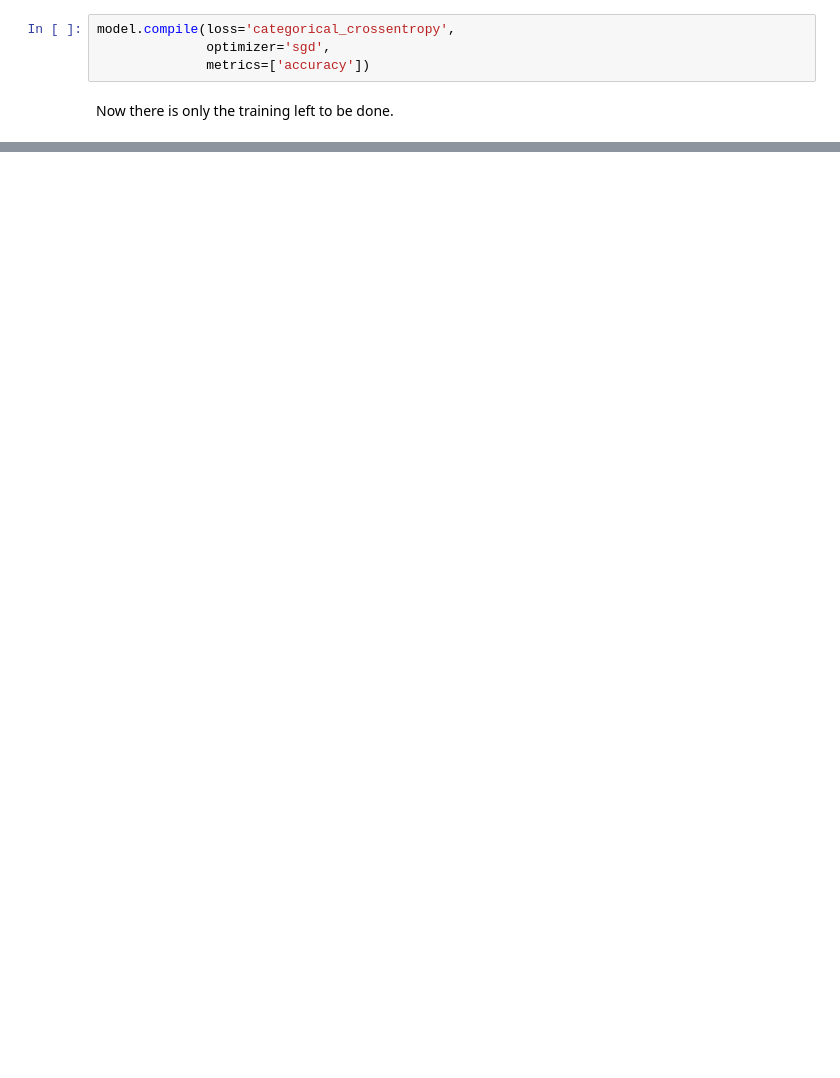
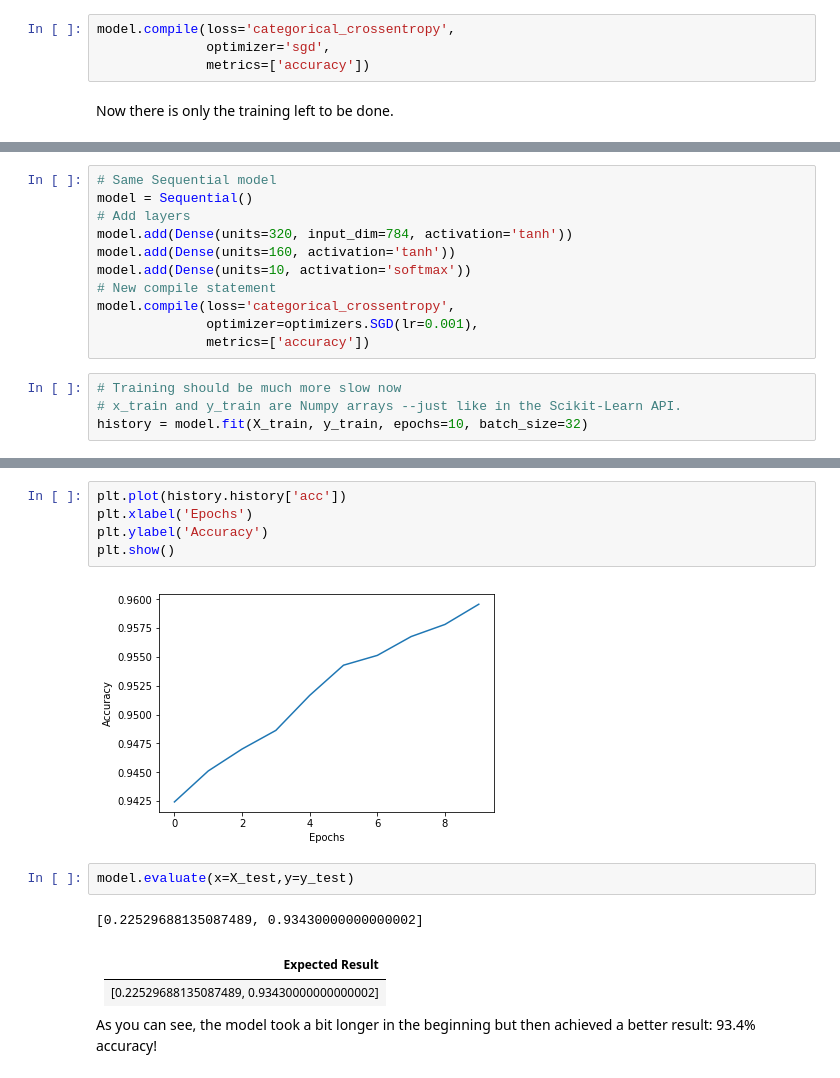
Before and after one commit to JannesKlaas/MLiFC, a Jupyter notebook: Week 2/Ch. 7 - Intro to Keras.ipynb, the cells around one changed output, grey strips where cells are left out. Drawn from its saved outputs; the diff is of its cells as text; blank space fills up the shorter version.

```diff
--- a/Week 2/Ch. 7 - Intro to Keras.ipynb
+++ b/Week 2/Ch. 7 - Intro to Keras.ipynb
@@ -101,0 +147,15 @@ model.evaluate(x=X_test,y=y_test)
+# %%
+# Same Sequential model
+model = Sequential()
+# Add layers
+model.add(Dense(units=320, input_dim=784, activation='tanh'))
+model.add(Dense(units=160, activation='tanh'))
+model.add(Dense(units=10, activation='softmax'))
+# New compile statement
+model.compile(loss='categorical_crossentropy',
+              optimizer=optimizers.SGD(lr=0.001),
+              metrics=['accuracy'])
+# %%
+# Training should be much more slow now
+# x_train and y_train are Numpy arrays --just like in the Scikit-Learn API.
+history = model.fit(X_train, y_train, epochs=10, batch_size=32)
@@ -101,0 +183,17 @@ model.evaluate(x=X_test,y=y_test)
+# %%
+plt.plot(history.history['acc'])
+plt.xlabel('Epochs')
+plt.ylabel('Accuracy')
+plt.show()
+# %% [output]
+[figure, added]
+# %%
+model.evaluate(x=X_test,y=y_test)
+# %% [output]
+[0.22529688135087489, 0.93430000000000002]
+# %% [markdown]
+|Expected Result|
+|---------------|
+|[0.22529688135087489, 0.93430000000000002]|
+
+As you can see, the model took a bit longer in the beginning but then achieved a better result: 93.4% accuracy!
```
Also changed, not shown: parts of 26 cells of this notebook, 1 other file.
